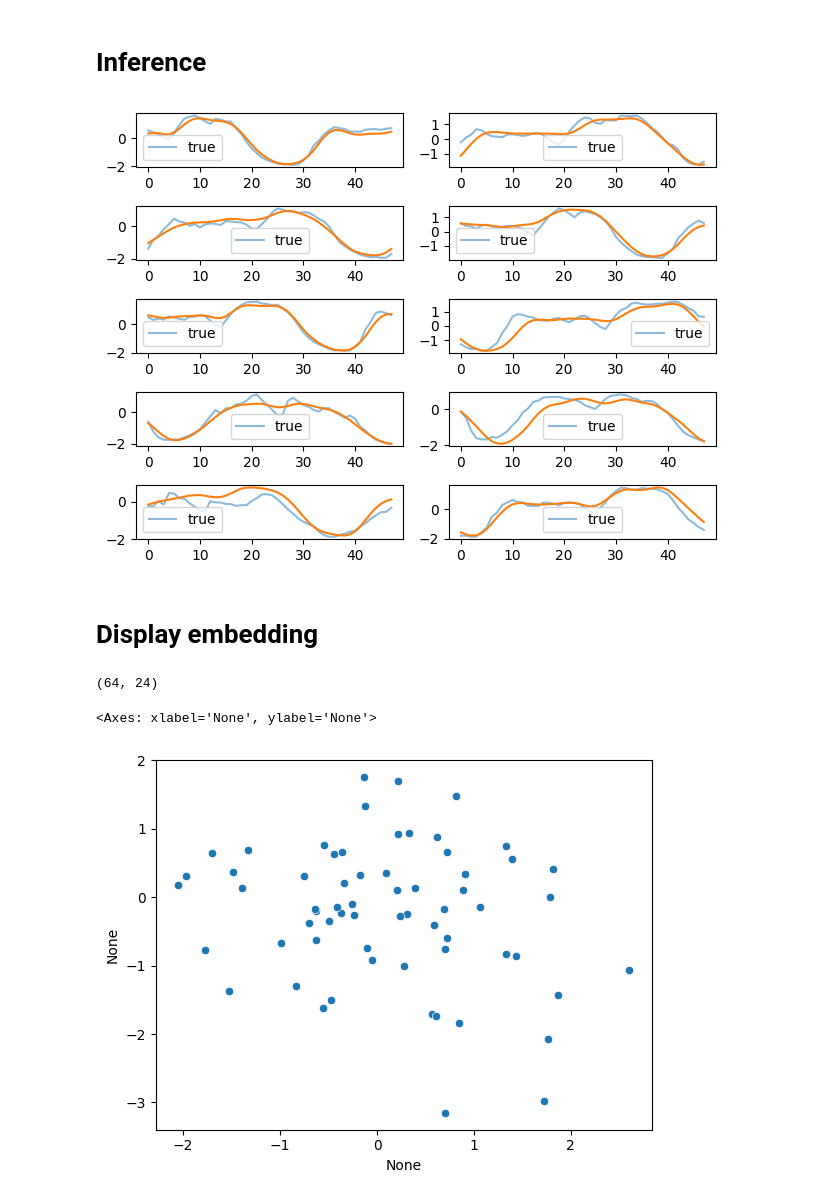
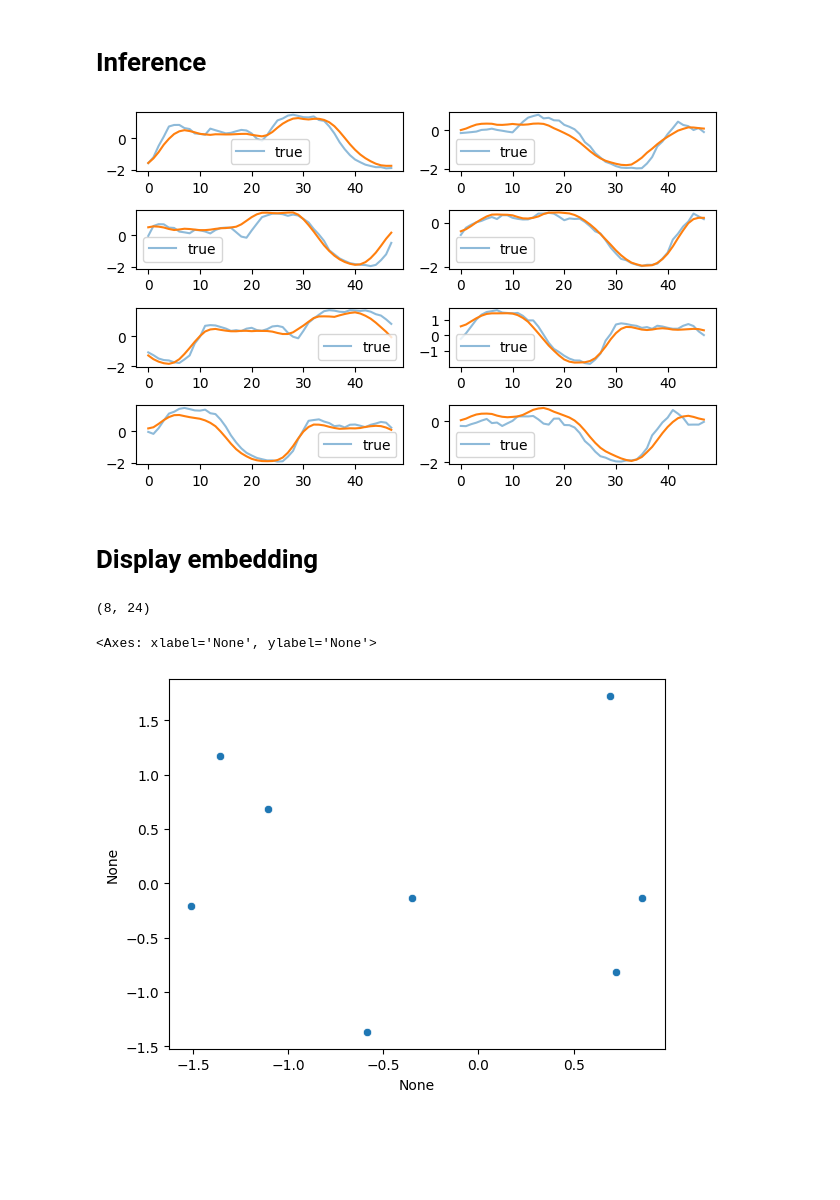
Before and after one commit to thatgeeman/ts_vae-lstm, a Jupyter notebook: nbs/01_vae.ipynb, the cells around one changed output. Saved outputs shown, nothing was run; the diff lists cells and outputs as text; code cells hidden in the pictures; blank space fills up the shorter version.

```diff
--- a/nbs/01_vae.ipynb
+++ b/nbs/01_vae.ipynb
@@ -710,6 +709,6 @@ tensor([0.0085, 0.0126, 0.0112, 0.0063, 0.0098, 0.0097, 0.0109, 0.0076],
 # %%
 train = True
-batch_size = 64
+batch_size = 8
 
 dset_trn = TSDataset(trn_data, mean=means, std=stds)
 dset_val = TSDataset(val_data, mean=means, std=stds)
@@ -732,8 +731,10 @@ dl_val = DataLoader(
 train_dataloader = dl_trn
 valid_dataloader = dl_val
 
-range_of_vals = 3.5  # output values will be in the range -3 to 3
-activation = partial(F.hardtanh, min_val=-range_of_vals, max_val=range_of_vals)
+# range_of_vals = 3.5  # output values will be in the range -3 to 3
+activation = (
+    F.mish
+)  # partial(F.hardtanh, min_val=-range_of_vals, max_val=range_of_vals)
 latent_dim = int(p * n_features // 2)
 print(f"latent_dim is {latent_dim}")
 model = VAE(latent_dim=latent_dim, input_shape=(p, n_features), act=activation).to(
@@ -741,11 +742,10 @@ model = VAE(latent_dim=latent_dim, input_shape=(p, n_features), act=activation).
 )  # to make visualization easier, 2 latent dims
 
 learning_rate = 1e-3
-criterion = loss_func
 optimizer = torch.optim.Adam(model.parameters(), lr=learning_rate, weight_decay=1e-6)
-scorer = get_similarity  # calculate_smape
+scorer = evaluate_reconstruction  # calculate_smape
 # Training loop
-num_epochs = 500
+num_epochs = 100
 print_every = len(train_dataloader)  # epoch number to print at
 
 # Define LR scheduler
@@ -766,22 +766,20 @@ for epoch in range(num_epochs):
         xs = xs.to(device)
 
         # Forward pass
-        xs_gen, loss_kl = model(xs)
-
-        loss = criterion(xs_gen, targets=xs, loss_kl=loss_kl)
+        xs_gen, loss = model(xs)
         # calc score
-        score = scorer(xs_gen, xs)
+        score = scorer(xs_gen, xs)["mse"]
 
         loss.backward()
         optimizer.step()
 
         running_loss += loss.item()
-        running_score += score.item()
+        running_score += score
 
     if (batch_idx + 1) % print_every == 0:
         # calculate loss for valid_dataloader
         n_dls = len(train_dataloader)
-        val_loss, val_score = validate_epoch(valid_dataloader, criterion, scorer)
+        val_loss, val_score = validate_epoch(valid_dataloader, scorer)
         print(
             "Epoch [{}/{}], Batch [{}/{}], Loss: [{:.3f}, {:.3f}], Score: [{:.3f}, {:.3f}]".format(
                 epoch + 1,
@@ -848,7 +848,7 @@ for idx in range(batch_size):
     sns.lineplot(decoded_example[:, idx_feature].numpy())  # , label="vae")
 plt.tight_layout()
 # %% [output]
-[figure, old version]
+[figure, new version]
 # %% [markdown]
 # Display embedding
 # %%
@@ -859,9 +859,9 @@ with torch.no_grad():
 # %%
 emb_val.cpu().numpy().shape
 # %% [output]
-(64, 24)
+(8, 24)
 # %%
-sns.scatterplot(x=emb_val[:, 0].cpu(), y=emb_val[:, 1].cpu())
+sns.scatterplot(x=emb_val[:, 0].cpu(), y=emb_val[:, 2].cpu())
 # %% [output]
 <Axes: xlabel='None', ylabel='None'>
-[figure, old version]
+[figure, new version]
```
Also changed, not shown: parts of 30 cells of this notebook, 9 other files.
